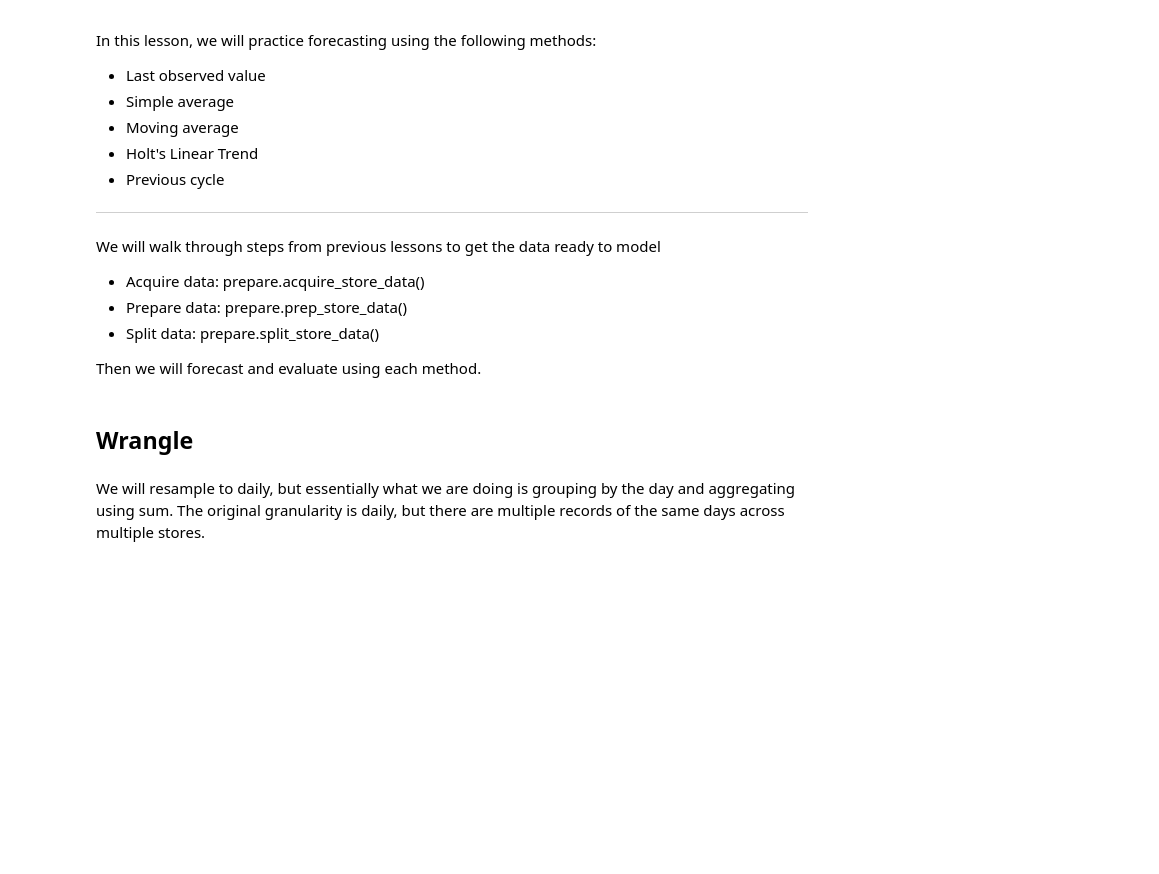
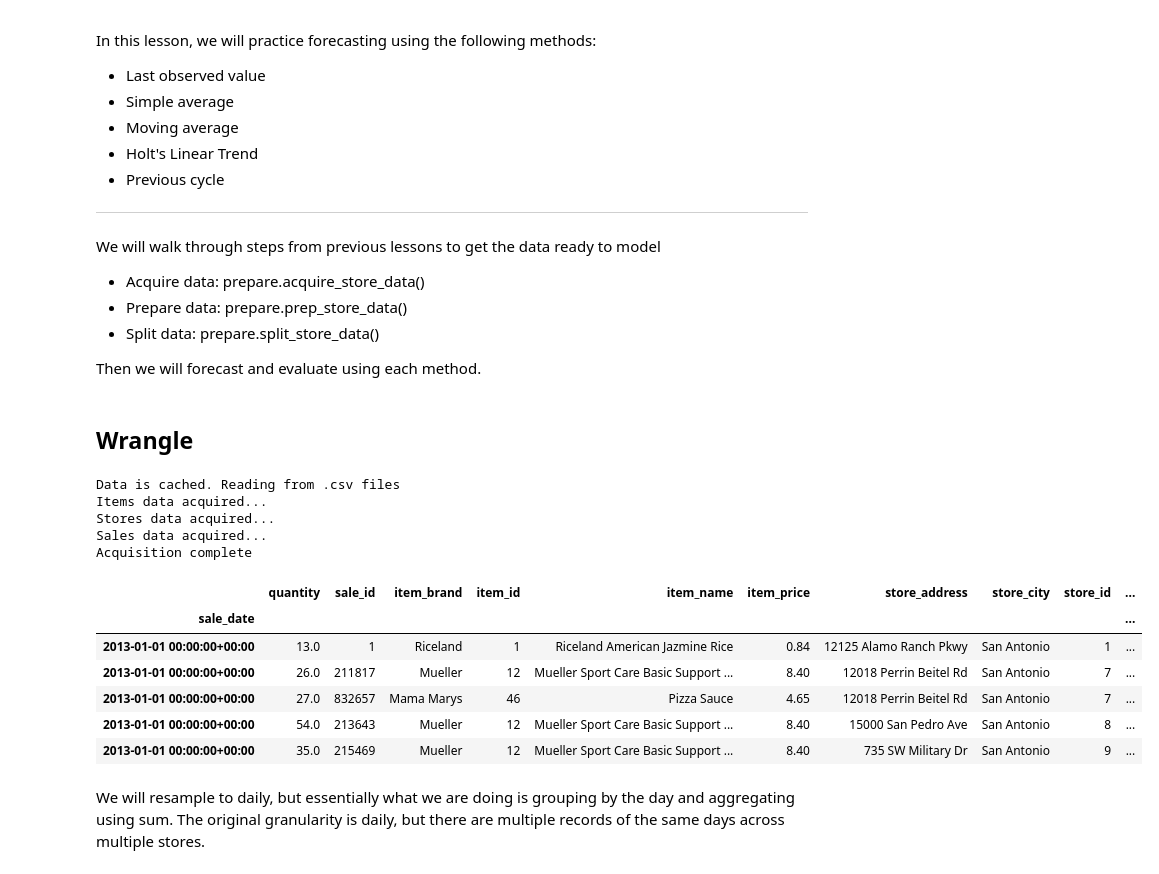
Before and after one commit to raycerna/time-series-exercises, a Jupyter notebook: modeling_lesson.ipynb, the cells around one changed output. Saved outputs shown, nothing was run; the diff lists cells and outputs as text; code cells hidden in the pictures; blank space fills up the shorter version.

```diff
--- a/modeling_lesson.ipynb
+++ b/modeling_lesson.ipynb
@@ -52,9 +52,22 @@ from statsmodels.tsa.api import Holt
 # %% [markdown]
 ## Wrangle
 # %%
-df = acquire.get_store_item_demand_data()
+df = acquire.get_store_data()
 df = prepare.prep_store_data(df)
 df.head()
+# %% [output]
+Data is cached. Reading from .csv files
+Items data acquired...
+Stores data acquired...
+Sales data acquired...
+Acquisition complete
+|  | quantity | sale_id | item_brand | item_id | item_name | item_price | store_address | store_city | store_id | ... |
+| sale_date |  |  |  |  |  |  |  |  |  | ... |
+| 2013-01-01 00:00:00+00:00 | 13.0 | 1 | Riceland | 1 | Riceland American Jazmine Rice | 0.84 | 12125 Alamo Ranch Pkwy | San Antonio | 1 | ... |
+| 2013-01-01 00:00:00+00:00 | 26.0 | 211817 | Mueller | 12 | Mueller Sport Care Basic Support ... | 8.40 | 12018 Perrin Beitel Rd | San Antonio | 7 | ... |
+| 2013-01-01 00:00:00+00:00 | 27.0 | 832657 | Mama Marys | 46 | Pizza Sauce | 4.65 | 12018 Perrin Beitel Rd | San Antonio | 7 | ... |
+| 2013-01-01 00:00:00+00:00 | 54.0 | 213643 | Mueller | 12 | Mueller Sport Care Basic Support ... | 8.40 | 15000 San Pedro Ave | San Antonio | 8 | ... |
+| 2013-01-01 00:00:00+00:00 | 35.0 | 215469 | Mueller | 12 | Mueller Sport Care Basic Support ... | 8.40 | 735 SW Military Dr | San Antonio | 9 | ... |
 # %% [markdown]
 
 We will resample to daily, but essentially what we are doing is grouping by the day and aggregating using sum. The original granularity is daily, but there are multiple records of the same days across multiple stores.
```
Also changed, not shown: parts of 62 cells of this notebook.
